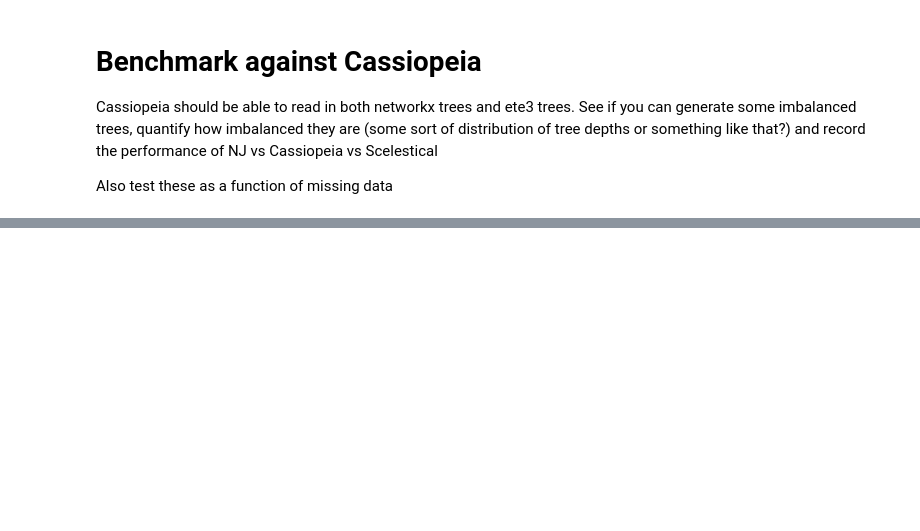
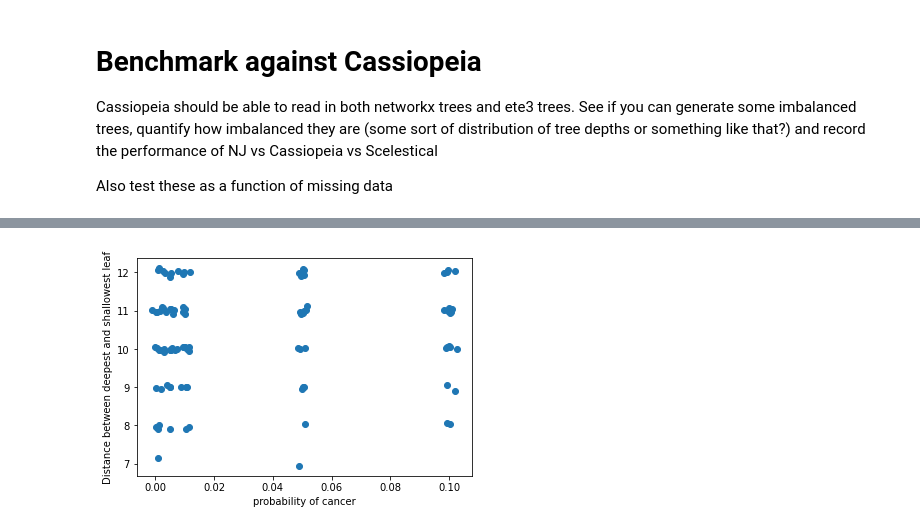
Before and after one commit to sitarapersad/lineageTracing, a Jupyter notebook: generate_trees.ipynb, the cells around one changed output, grey strips where cells are left out. Saved outputs shown, nothing was run; the diff lists cells and outputs as text; code cells hidden in the pictures; blank space fills up the shorter version.

```diff
--- a/generate_trees.ipynb
+++ b/generate_trees.ipynb
@@ -181,0 +529,8 @@ Also test these as a function of missing data
+# %%
+cancer_probs_jitter = cancer_probs_results + np.random.normal(scale=0.001, size=len(cancer_probs_results))
+plt.scatter(cancer_probs_jitter, imbalances_jitter)
+plt.xlabel("probability of cancer")
+plt.ylabel("Distance between deepest and shallowest leaf")
+plt.show()
+# %% [output]
+[figure, added]
```
Also changed, not shown: parts of 25 cells of this notebook.
